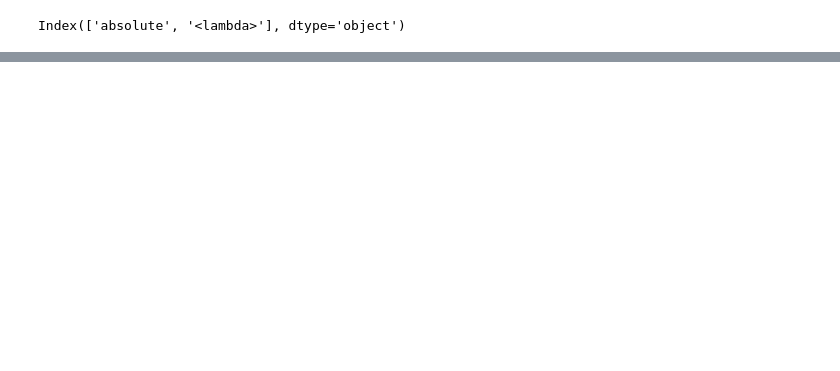
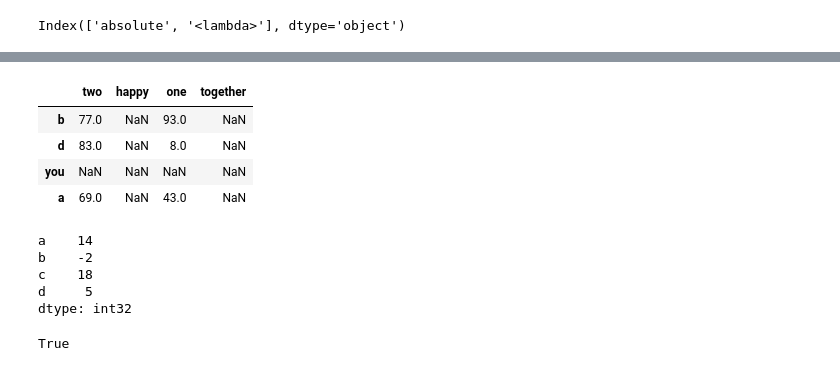
Before and after one commit to pumpbumb/pandas_practice, a Jupyter notebook: basic/3- Essential Basic Functionality.ipynb, the cells around one changed output, grey strips where cells are left out. Saved outputs shown, nothing was run; the diff lists cells and outputs as text; code cells hidden in the pictures; blank space fills up the shorter version.

```diff
--- a/basic/3- Essential Basic Functionality.ipynb
+++ b/basic/3- Essential Basic Functionality.ipynb
@@ -559,0 +624,21 @@ Index(['absolute', '<lambda>'], dtype='object')
+# %%
+df1.reindex(index=['b', 'd', 'you', 'a'], columns=['two', 'happy', 'one', 'together'])  # index 、columns 同时重新索引
+# %% [output]
+|  | two | happy | one | together |
+| b | 77.0 | NaN | 93.0 | NaN |
+| d | 83.0 | NaN | 8.0 | NaN |
+| you | NaN | NaN | NaN | NaN |
+| a | 69.0 | NaN | 43.0 | NaN |
+# %%
+index_share1 = s1.reindex(df1.index)  # df1 的 index 与 s1 的index 有重叠，所以可以共享~
+index_share1
+# %% [output]
+a    14
+b    -2
+c    18
+d     5
+dtype: int32
+# %%
+index_share1.index is df1.index
+# %% [output]
+True
```
Also changed, not shown: parts of 90 cells of this notebook.
